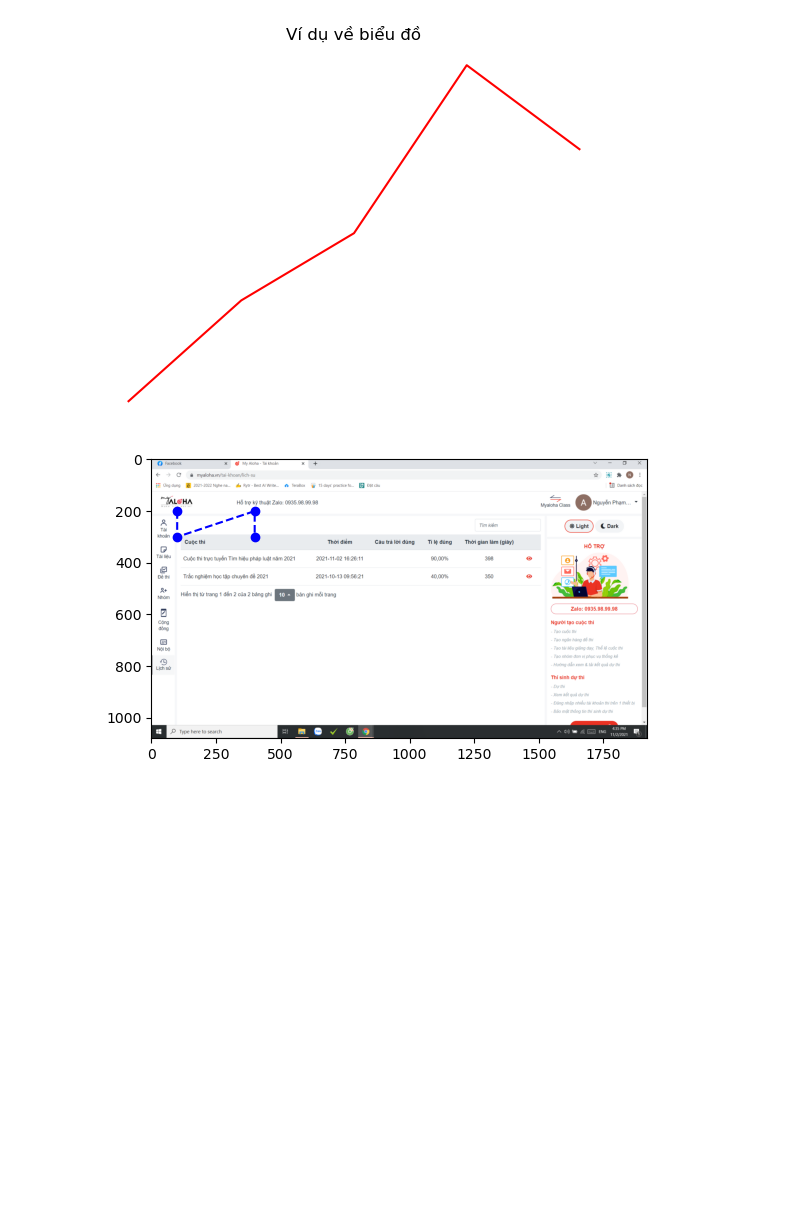
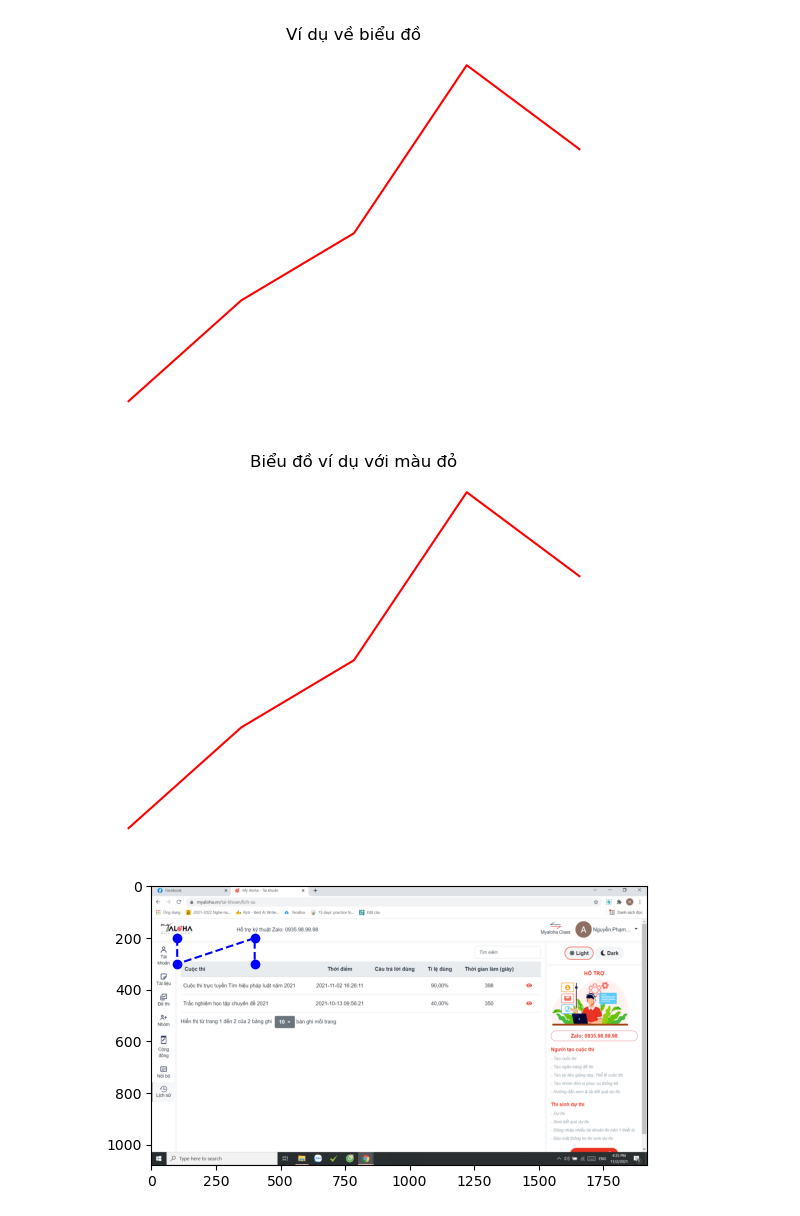
Before and after one commit to khoanguyen682003/THIGIACMAYTINH, a Jupyter notebook: BÀI TẬP 7/BÀI TẬP 7.ipynb, the cells around one changed output. Drawn from its saved outputs; the diff is of its cells as text; code cells hidden in the pictures; blank space fills up the shorter version.

```diff
--- a/BÀI TẬP 7/BÀI TẬP 7.ipynb
+++ b/BÀI TẬP 7/BÀI TẬP 7.ipynb
@@ -56,4 +62,17 @@ plt.axis('off')
 plt.show()
 # %% [output]
 [figure]
+# %%
+
+# Tắt hệ trục tọa độ
+x = [1, 2, 3, 4, 5]
+y = [10, 16, 20, 30, 25]
+
+plt.plot(x, y, color='red')  # Thay đổi màu thành đỏ
+plt.title('Biểu đồ ví dụ với màu đỏ')  # Thêm tiêu đề
+# Tắt hệ trục tọa độ
+plt.axis('off')  # Tắt hệ trục tọa độ
+plt.show()
+# %% [output]
+[figure, added]
 # %%
```
Also changed, not shown: parts of 8 cells of this notebook, 44 other files.
